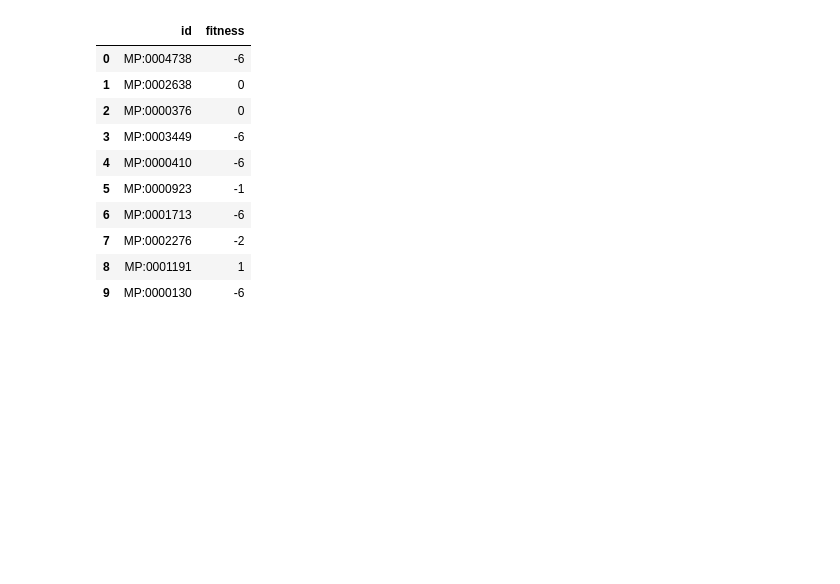
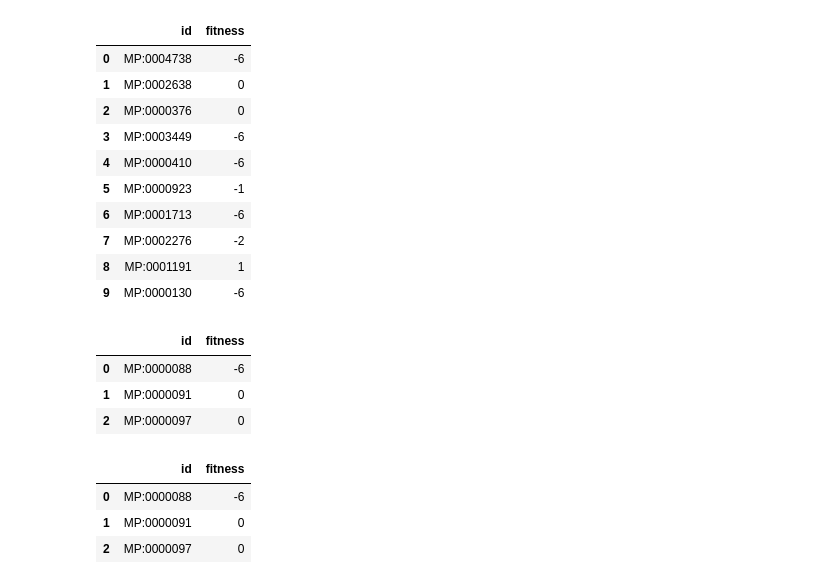
Before and after one commit to PewterZz/grispr, a Jupyter notebook: new_tree.ipynb, the cells around one changed output. Saved outputs shown, nothing was run; the diff lists cells and outputs as text; code cells hidden in the pictures; blank space fills up the shorter version.

```diff
--- a/new_tree.ipynb
+++ b/new_tree.ipynb
@@ -33,5 +32,28 @@ for term in terms:
                         term_data["id"] = value.strip()
             arr.append(term_data)
     df = pd.DataFrame(arr)
+# %%
+data = ""
+with open("./Refs/mptarget.txt", 'r') as file:
+    data = file.read()
+
+terms = data.strip().split("[Term]\n")
+arr = []
+for term in terms:
+    if term:
+        lines = term.strip().split("\n")
+        term_data = {
+            "id": "",
+        }
+
+        for line in lines:
+            if line:
+                if ":" in line:
+                    key, value = line.split(":", 1)
+                    key = key.strip().lower()
+                    if key == "id":
+                        term_data["id"] = value.strip()
+            arr.append(term_data)
+    df2 = pd.DataFrame(arr)
 # %%
 df = df["id"].unique()
@@ -57,3 +89,17 @@ df
 | 7 | MP:0002276 | -2 |
 | 8 | MP:0001191 | 1 |
 | 9 | MP:0000130 | -6 |
+# %%
+df2
+# %% [output]
+|  | id | fitness |
+| 0 | MP:0000088 | -6 |
+| 1 | MP:0000091 | 0 |
+| 2 | MP:0000097 | 0 |
+# %%
+df2
+# %% [output]
+|  | id | fitness |
+| 0 | MP:0000088 | -6 |
+| 1 | MP:0000091 | 0 |
+| 2 | MP:0000097 | 0 |
```
Also changed, not shown: parts of 19 cells of this notebook.
